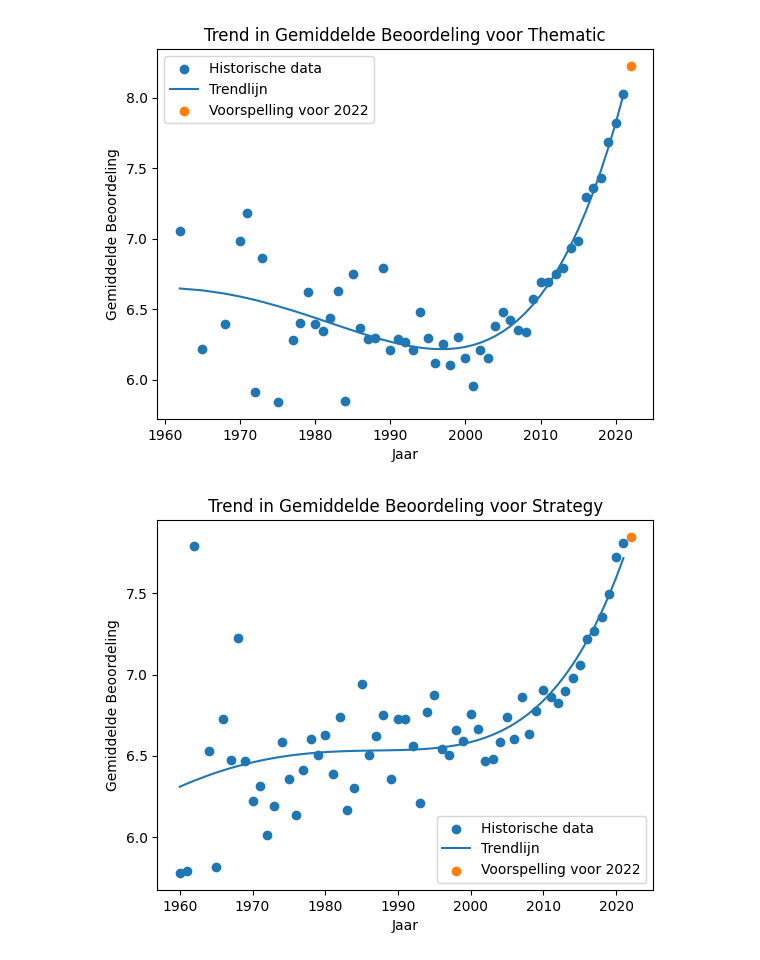
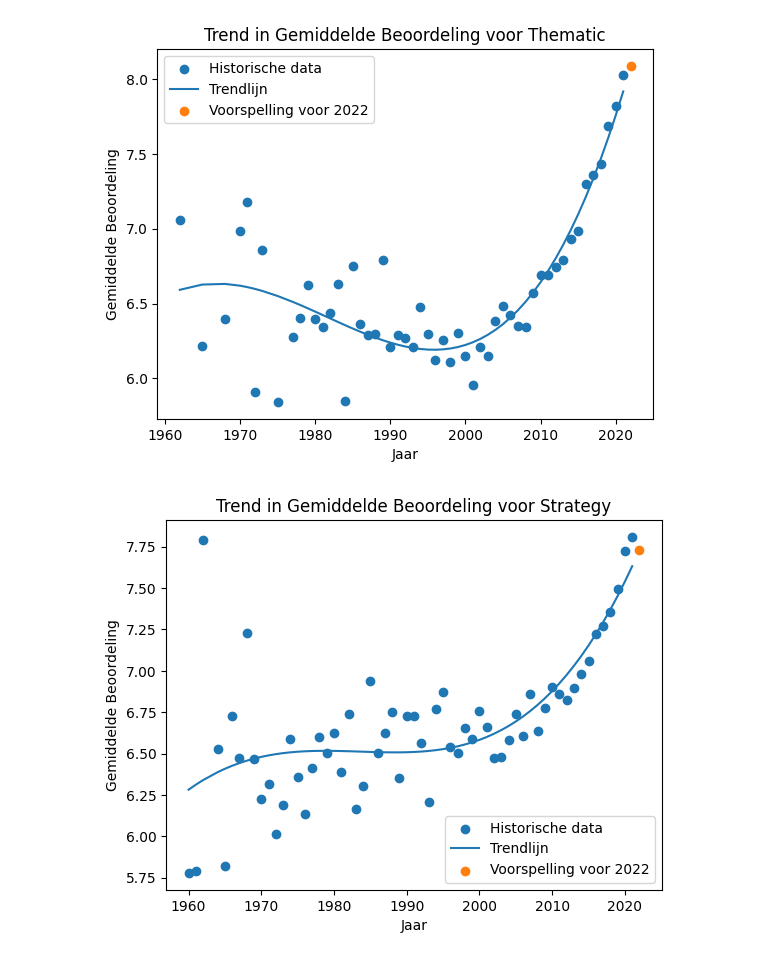
Before and after one commit to LeonDenBoer/ML_V, a Jupyter notebook: ML_oefenopdracht.ipynb, the cells around one changed output. Saved outputs shown, nothing was run; the diff lists cells and outputs as text; code cells hidden in the pictures.

```diff
--- a/ML_oefenopdracht.ipynb
+++ b/ML_oefenopdracht.ipynb
@@ -362,7 +362,7 @@ import numpy as np
 # Aanname: combined_df is al geladen en bevat alle categorieën
 
 # Kies de graad voor de polynomiale regressie
-degree = 50  # Je kunt experimenteren met verschillende waarden
+degree = 8  # Je kunt experimenteren met verschillende waarden
 
 # Voer trendanalyse en voorspelling uit voor elke categorie
 categories = combined_df['Category'].unique()
@@ -370,32 +370,32 @@ categories = combined_df['Category'].unique()
 for category in categories:
     df_category = combined_df[combined_df['Category'] == category]
 
     # Bereid de gegevens voor
     X = df_category['YearPublished'].values.reshape(-1, 1)
     y = df_category['AvgRating'].values
 
     # Transformeer de gegevens voor polynomiale regressie
     polynomial_features = PolynomialFeatures(degree=degree)
     X_poly = polynomial_features.fit_transform(X)
 
     # Polynomiale regressiemodel
     model = LinearRegression()
     model.fit(X_poly, y)
 
     # Voorspel voor het komende jaar
     next_year = polynomial_features.transform(np.array([[X[-1, 0] + 1]]))
     prediction = model.predict(next_year)
 
     # Plot de historische data en de voorspelling
     plt.figure()
     plt.scatter(X, y, label='Historische data')
     plt.plot(X, model.predict(X_poly), label='Trendlijn')
     plt.scatter(X[-1, 0] + 1, prediction, label='Voorspelling voor ' + str(X[-1, 0] + 1))
     plt.title('Trend in Gemiddelde Beoordeling voor ' + category)
     plt.xlabel('Jaar')
     plt.ylabel('Gemiddelde Beoordeling')
     plt.legend()
     plt.show()
 # %% [output]
-[figure, old version]
+[figure, new version]
-[figure, old version]
+[figure, new version]
```
Also changed, not shown: parts of 3 cells of this notebook.
